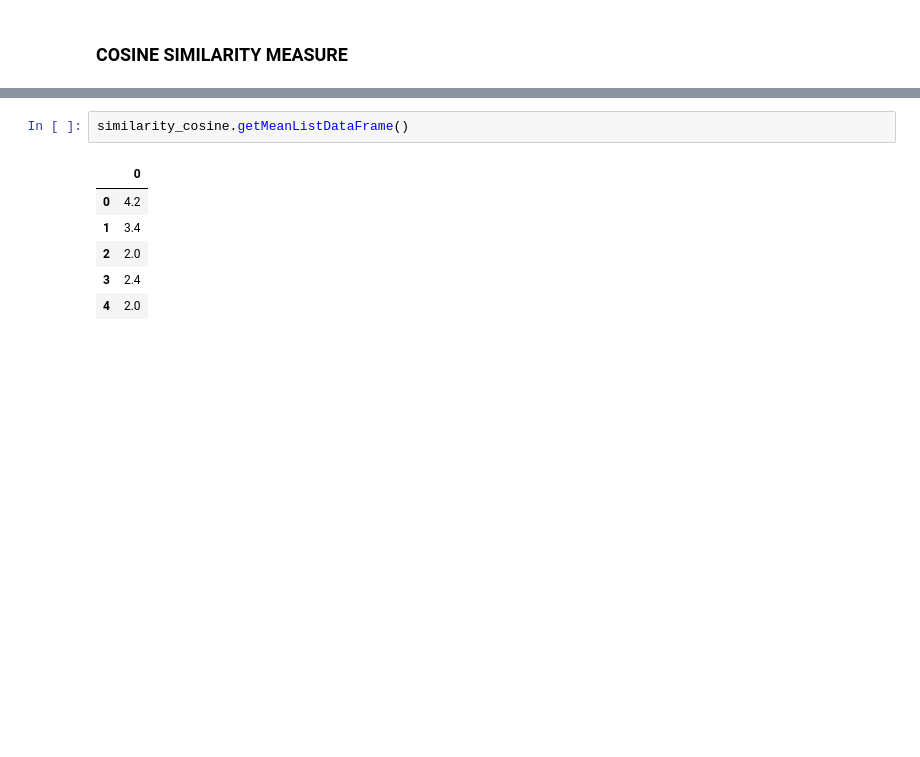
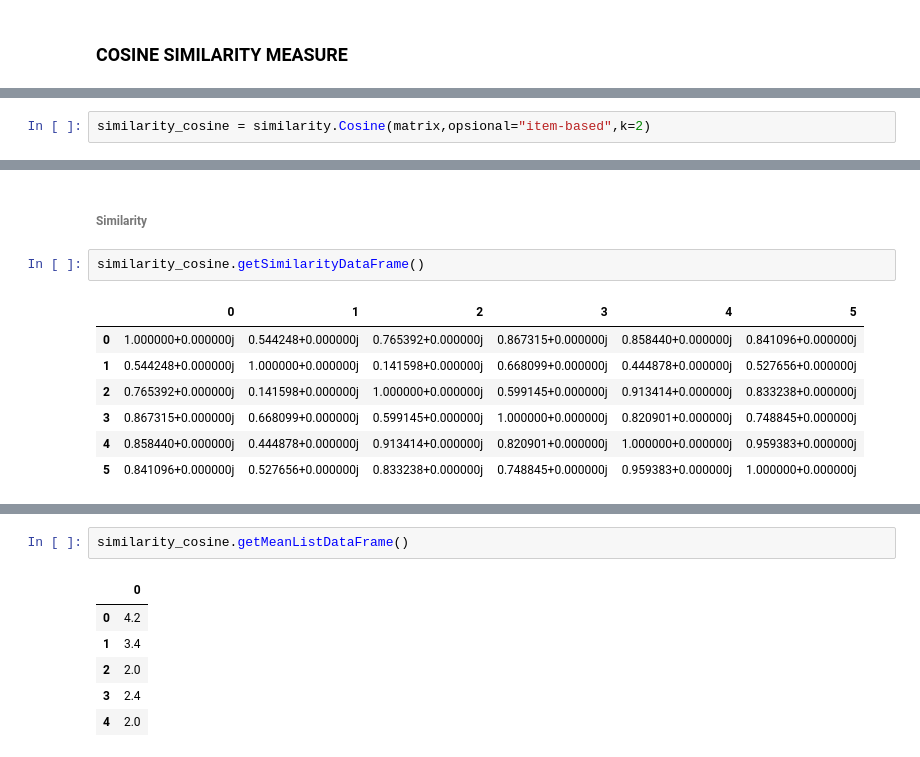
Before and after one commit to DimasDliyaurR/similarity-measure-collaborative-filtering-srp, a Jupyter notebook: main.ipynb, the cells around one changed output, grey strips where cells are left out. Saved outputs shown, nothing was run; the diff lists cells and outputs as text; blank space fills up the shorter version.

```diff
--- a/main.ipynb
+++ b/main.ipynb
@@ -139,0 +207,2 @@ similarity_pearson.getPredictionDataFrame()
+# %%
+similarity_cosine = similarity.Cosine(matrix,opsional="item-based",k=2)
@@ -139,0 +251,12 @@ similarity_pearson.getPredictionDataFrame()
+# %% [markdown]
+###### Similarity
+# %%
+similarity_cosine.getSimilarityDataFrame()
+# %% [output]
+|  | 0 | 1 | 2 | 3 | 4 | 5 |
+| 0 | 1.000000+0.000000j | 0.544248+0.000000j | 0.765392+0.000000j | 0.867315+0.000000j | 0.858440+0.000000j | 0.841096+0.000000j |
+| 1 | 0.544248+0.000000j | 1.000000+0.000000j | 0.141598+0.000000j | 0.668099+0.000000j | 0.444878+0.000000j | 0.527656+0.000000j |
+| 2 | 0.765392+0.000000j | 0.141598+0.000000j | 1.000000+0.000000j | 0.599145+0.000000j | 0.913414+0.000000j | 0.833238+0.000000j |
+| 3 | 0.867315+0.000000j | 0.668099+0.000000j | 0.599145+0.000000j | 1.000000+0.000000j | 0.820901+0.000000j | 0.748845+0.000000j |
+| 4 | 0.858440+0.000000j | 0.444878+0.000000j | 0.913414+0.000000j | 0.820901+0.000000j | 1.000000+0.000000j | 0.959383+0.000000j |
+| 5 | 0.841096+0.000000j | 0.527656+0.000000j | 0.833238+0.000000j | 0.748845+0.000000j | 0.959383+0.000000j | 1.000000+0.000000j |
```
Also changed, not shown: parts of 96 cells of this notebook, 4 other files.
